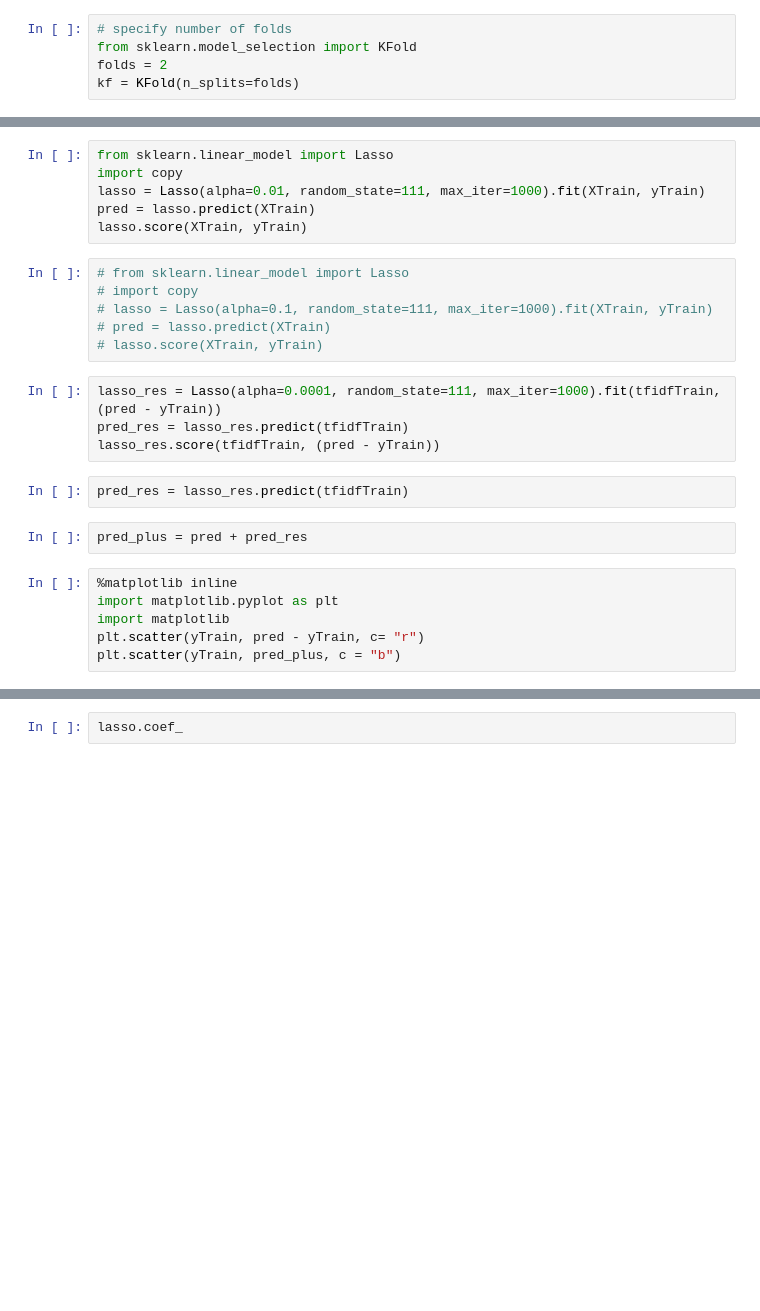
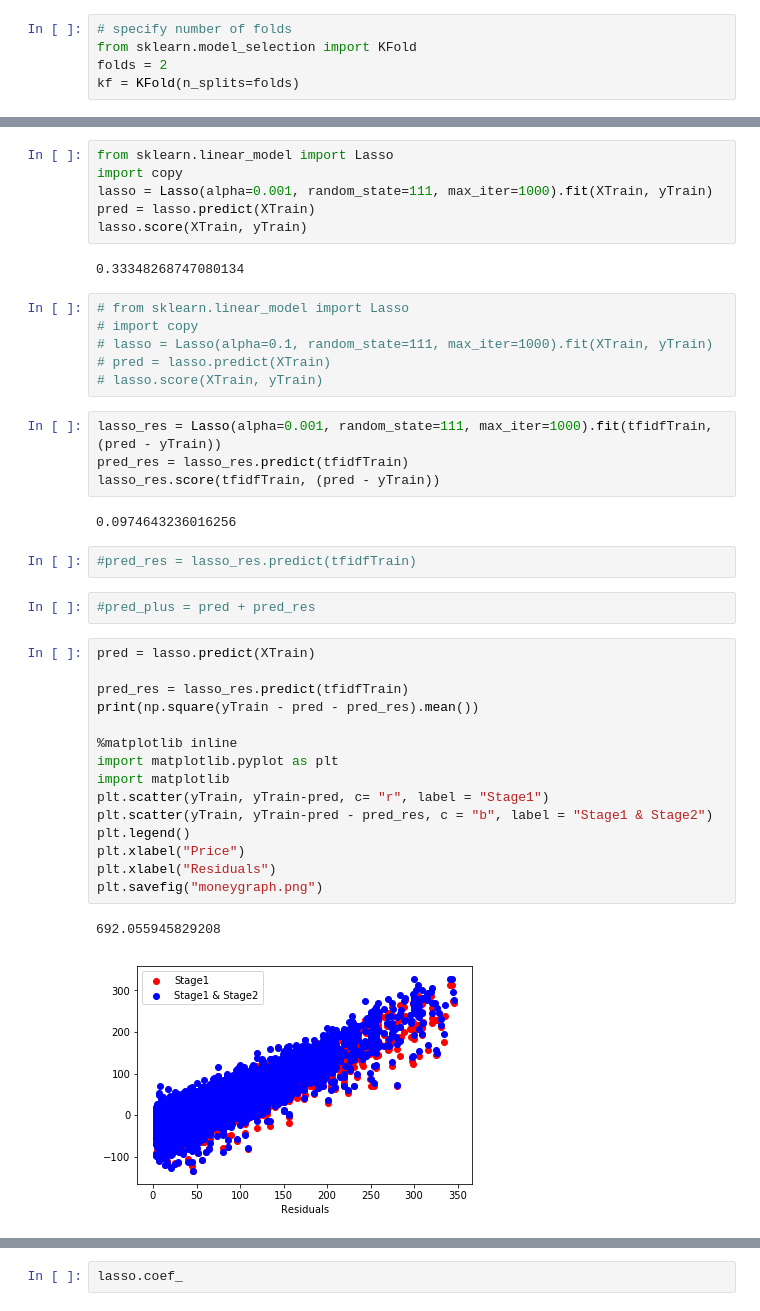
Before and after one commit to andrewredd/mlps-project, a Jupyter notebook: mercari_price_adr1_jms.ipynb, the cells around one changed output, grey strips where cells are left out. Cells and saved outputs as stored; diff of their text form; blank space fills up the shorter version.

```diff
--- a/mercari_price_adr1_jms.ipynb
+++ b/mercari_price_adr1_jms.ipynb
@@ -358,9 +342,11 @@ pd.DataFrame(mseOuterVal)
 # %%
 from sklearn.linear_model import Lasso
 import copy
-lasso = Lasso(alpha=0.01, random_state=111, max_iter=1000).fit(XTrain, yTrain)
+lasso = Lasso(alpha=0.001, random_state=111, max_iter=1000).fit(XTrain, yTrain)
 pred = lasso.predict(XTrain)
 lasso.score(XTrain, yTrain)
+# %% [output]
+0.33348268747080134
 # %%
 # from sklearn.linear_model import Lasso
 # import copy
@@ -368,16 +354,30 @@ lasso.score(XTrain, yTrain)
 # pred = lasso.predict(XTrain)
 # lasso.score(XTrain, yTrain)
 # %%
-lasso_res = Lasso(alpha=0.0001, random_state=111, max_iter=1000).fit(tfidfTrain, (pred - yTrain))
+lasso_res = Lasso(alpha=0.001, random_state=111, max_iter=1000).fit(tfidfTrain, (pred - yTrain))
 pred_res = lasso_res.predict(tfidfTrain)
 lasso_res.score(tfidfTrain, (pred - yTrain))
+# %% [output]
+0.0974643236016256
 # %%
-pred_res = lasso_res.predict(tfidfTrain)
+#pred_res = lasso_res.predict(tfidfTrain)
 # %%
-pred_plus = pred + pred_res
+#pred_plus = pred + pred_res
 # %%
+pred = lasso.predict(XTrain)
+
+pred_res = lasso_res.predict(tfidfTrain)
+print(np.square(yTrain - pred - pred_res).mean())
+
 %matplotlib inline
 import matplotlib.pyplot as plt
 import matplotlib
-plt.scatter(yTrain, pred - yTrain, c= "r")
-plt.scatter(yTrain, pred_plus, c = "b")
+plt.scatter(yTrain, yTrain-pred, c= "r", label = "Stage1")
+plt.scatter(yTrain, yTrain-pred - pred_res, c = "b", label = "Stage1 & Stage2")
+plt.legend()
+plt.xlabel("Price")
+plt.xlabel("Residuals")
+plt.savefig("moneygraph.png")
+# %% [output]
+692.055945829208
+[figure, added]
```
Also changed, not shown: parts of 15 cells of this notebook.
